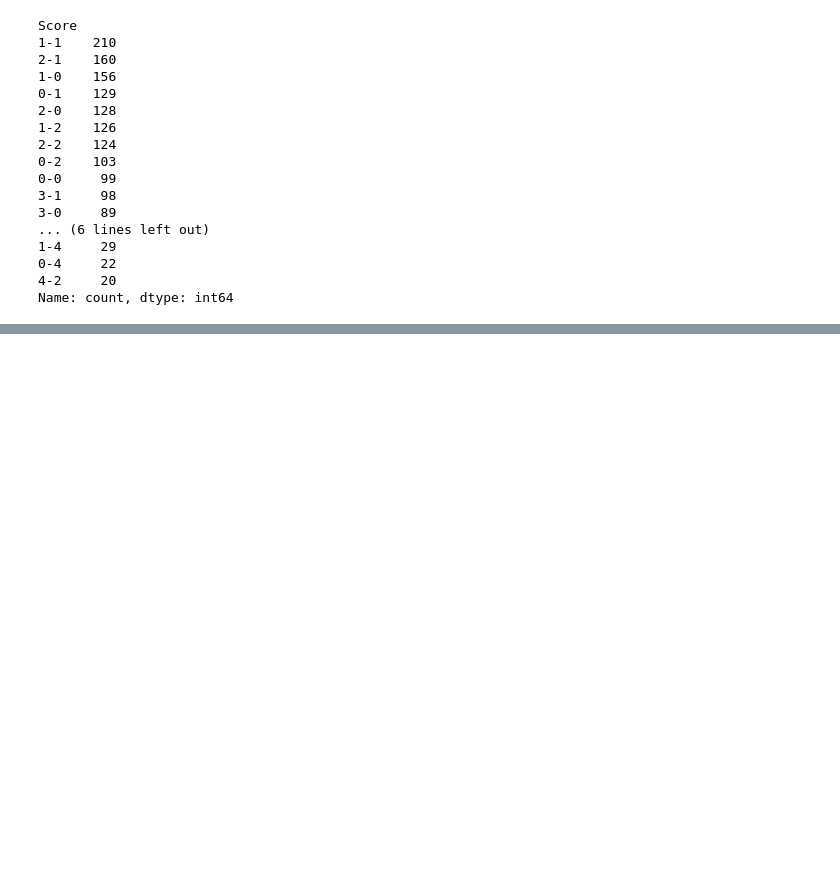
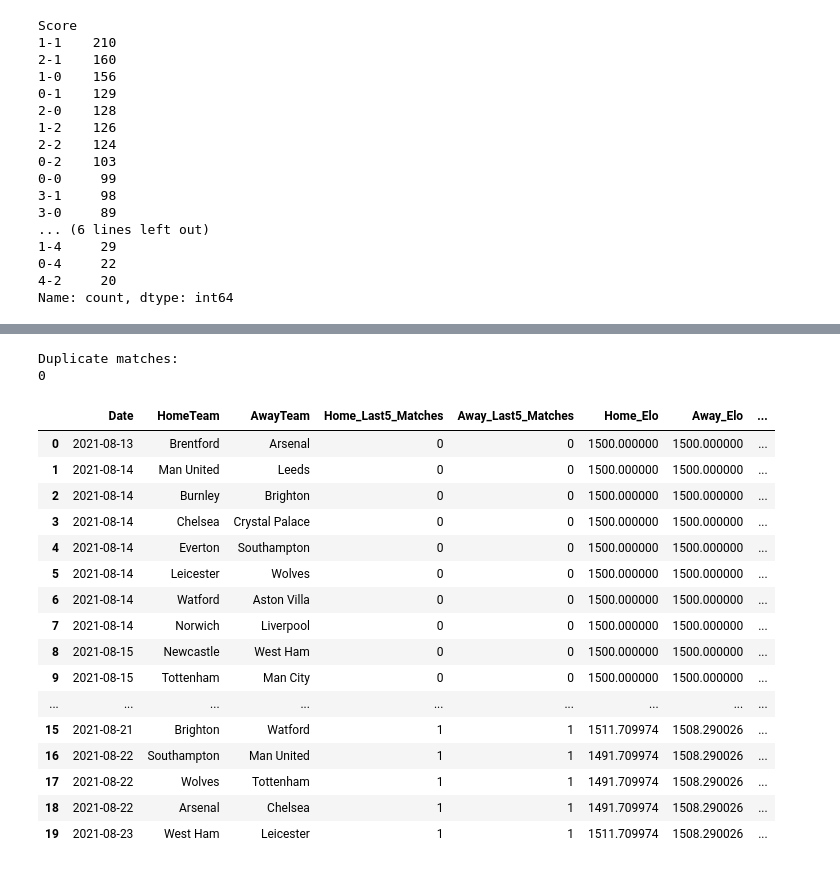
Before and after one commit to C026-01-0774-2023-NewtonOlando/football, a Jupyter notebook: premier_league.ipynb, the cells around one changed output, grey strips where cells are left out. Drawn from its saved outputs; the diff is of its cells as text; code cells hidden in the pictures; blank space fills up the shorter version.

```diff
--- a/premier_league.ipynb
+++ b/premier_league.ipynb
@@ -908,0 +1167,8 @@ Name: count, dtype: int64
+# %%
+features_df = features_df.merge(
+    stats_df,
+    on=['Date', 'HomeTeam', 'AwayTeam'],
+    how='left'
+)
+
+print("Final feature dataset shape:", features_df.shape)
@@ -908,0 +1370,8 @@ Name: count, dtype: int64
+# %%
+features_df = features_df.merge(
+    window_df,
+    on=['Date', 'HomeTeam', 'AwayTeam'],
+    how='left'
+)
+
+print("New feature dataset shape:", features_df.shape)
@@ -908,0 +1507,8 @@ Name: count, dtype: int64
+# %%
+features_df = features_df.merge(
+    h2h_df,
+    on=['Date', 'HomeTeam', 'AwayTeam'],
+    how='left'
+)
+
+print("Feature dataset shape:", features_df.shape)
@@ -908,0 +1531,43 @@ Name: count, dtype: int64
+# %%
+print("\nDuplicate matches:")
+
+duplicates = features_df.duplicated(
+    subset=['Date', 'HomeTeam', 'AwayTeam']
+).sum()
+
+print(duplicates)
+# %% [output]
+Duplicate matches:
+0
+# %%
+features_df[
+    [
+        'Date',
+        'HomeTeam',
+        'AwayTeam',
+        'Home_Last5_Matches',
+        'Away_Last5_Matches',
+        'Home_Elo',
+        'Away_Elo',
+        'H2H_Previous_Matches',
+        'FTR'
+    ]
+].head(20)
+# %% [output]
+|  | Date | HomeTeam | AwayTeam | Home_Last5_Matches | Away_Last5_Matches | Home_Elo | Away_Elo | ... |
+| 0 | 2021-08-13 | Brentford | Arsenal | 0 | 0 | 1500.000000 | 1500.000000 | ... |
+| 1 | 2021-08-14 | Man United | Leeds | 0 | 0 | 1500.000000 | 1500.000000 | ... |
+| 2 | 2021-08-14 | Burnley | Brighton | 0 | 0 | 1500.000000 | 1500.000000 | ... |
+| 3 | 2021-08-14 | Chelsea | Crystal Palace | 0 | 0 | 1500.000000 | 1500.000000 | ... |
+| 4 | 2021-08-14 | Everton | Southampton | 0 | 0 | 1500.000000 | 1500.000000 | ... |
+| 5 | 2021-08-14 | Leicester | Wolves | 0 | 0 | 1500.000000 | 1500.000000 | ... |
+| 6 | 2021-08-14 | Watford | Aston Villa | 0 | 0 | 1500.000000 | 1500.000000 | ... |
+| 7 | 2021-08-14 | Norwich | Liverpool | 0 | 0 | 1500.000000 | 1500.000000 | ... |
+| 8 | 2021-08-15 | Newcastle | West Ham | 0 | 0 | 1500.000000 | 1500.000000 | ... |
+| 9 | 2021-08-15 | Tottenham | Man City | 0 | 0 | 1500.000000 | 1500.000000 | ... |
+| ... | ... | ... | ... | ... | ... | ... | ... | ... |
+| 15 | 2021-08-21 | Brighton | Watford | 1 | 1 | 1511.709974 | 1508.290026 | ... |
+| 16 | 2021-08-22 | Southampton | Man United | 1 | 1 | 1491.709974 | 1508.290026 | ... |
+| 17 | 2021-08-22 | Wolves | Tottenham | 1 | 1 | 1491.709974 | 1508.290026 | ... |
+| 18 | 2021-08-22 | Arsenal | Chelsea | 1 | 1 | 1491.709974 | 1508.290026 | ... |
+| 19 | 2021-08-23 | West Ham | Leicester | 1 | 1 | 1511.709974 | 1508.290026 | ... |
```
Also changed, not shown: parts of 25 cells of this notebook.
